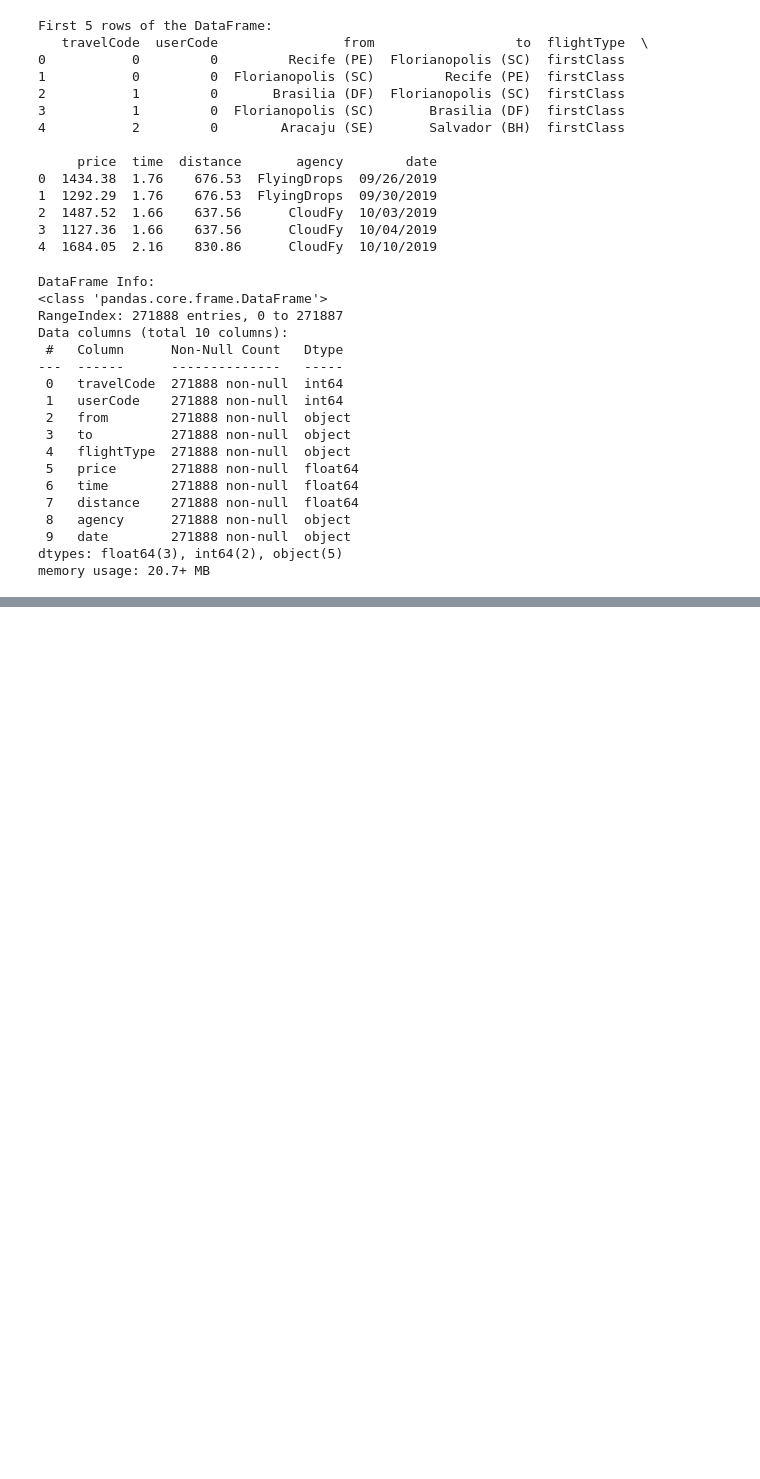
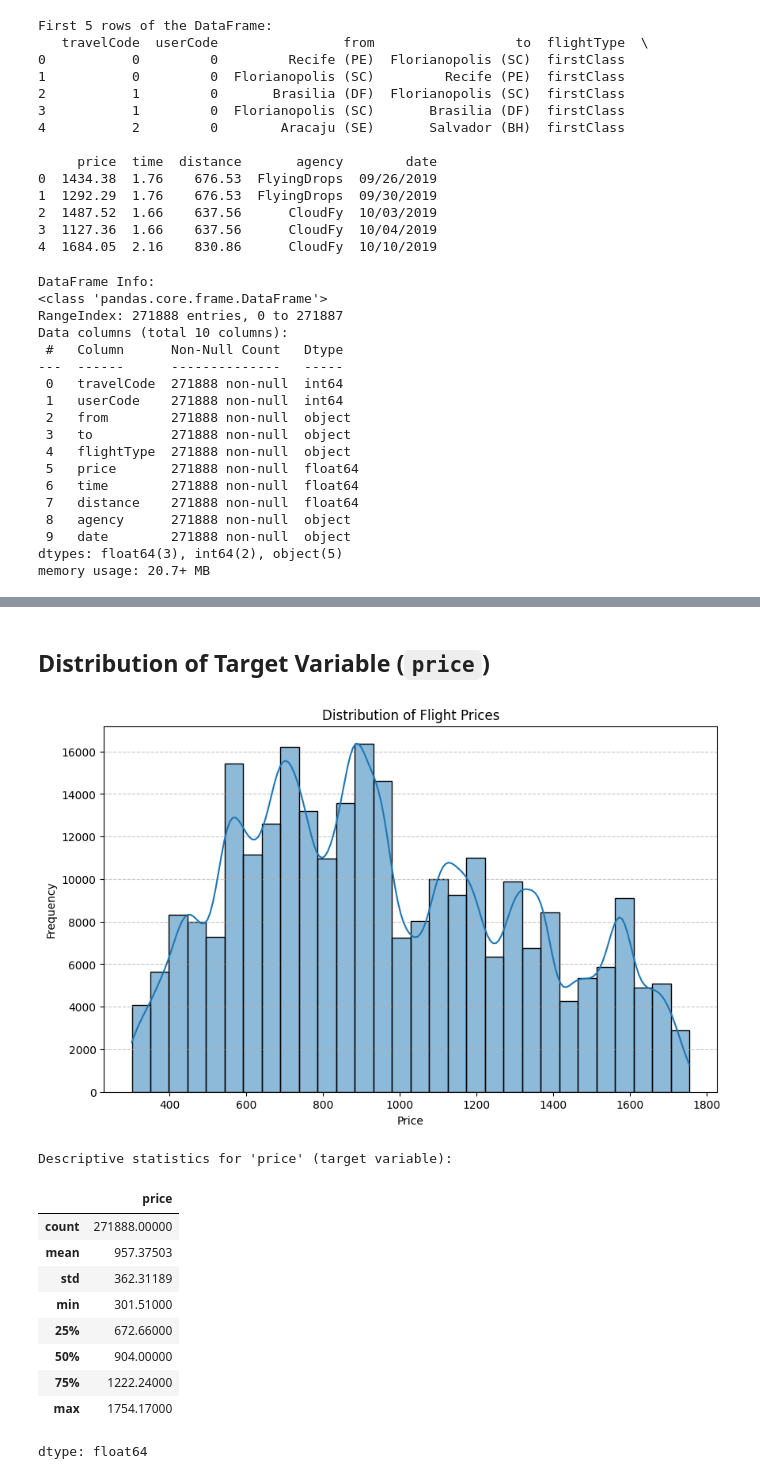
Before and after one commit to bsshewale/Voyage-Analytics-Integrating-MLOps-in-Travel-Industry-, a Jupyter notebook: notebooks/Regression_model.ipynb, the cells around one changed output, grey strips where cells are left out. Drawn from its saved outputs; the diff is of its cells as text; code cells hidden in the pictures; blank space fills up the shorter version.

```diff
--- a/notebooks/Regression_model.ipynb
+++ b/notebooks/Regression_model.ipynb
@@ -768,0 +152,29 @@ print(f"XGBoost Regressor model saved successfully as '{model_filename}'")
+# %% [markdown]
+## Distribution of Target Variable (`price`)
+# %%
+import matplotlib.pyplot as plt
+import seaborn as sns
+
+plt.figure(figsize=(10, 6))
+sns.histplot(df['price'], kde=True, bins=30)
+plt.title('Distribution of Flight Prices')
+plt.xlabel('Price')
+plt.ylabel('Frequency')
+plt.grid(axis='y', linestyle='--', alpha=0.7)
+plt.show()
+
+print("Descriptive statistics for 'price' (target variable):")
+display(df['price'].describe())
+# %% [output]
+[figure, added]
+Descriptive statistics for 'price' (target variable):
+|  | price |
+| count | 271888.00000 |
+| mean | 957.37503 |
+| std | 362.31189 |
+| min | 301.51000 |
+| 25% | 672.66000 |
+| 50% | 904.00000 |
+| 75% | 1222.24000 |
+| max | 1754.17000 |
+dtype: float64
```
Also changed, not shown: parts of 115 cells of this notebook.
